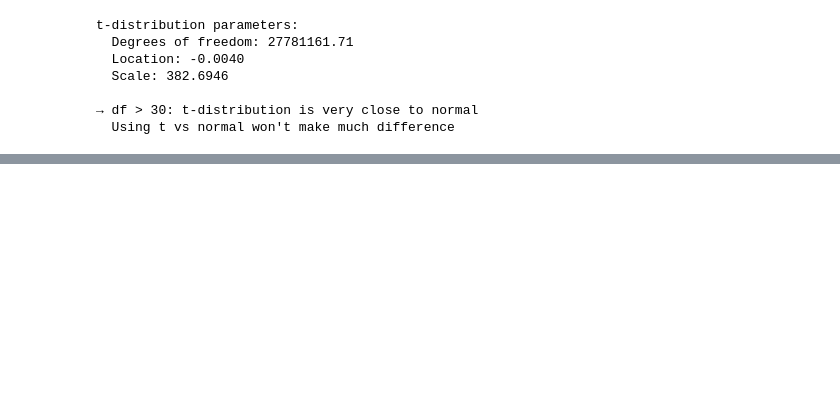
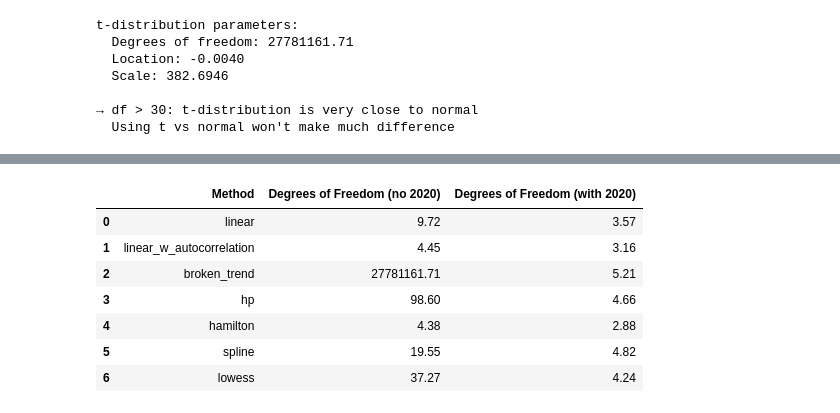
Before and after one commit to nezzag/peaking_test, a Jupyter notebook: notebooks/statistical_tests.ipynb, the cells around one changed output, grey strips where cells are left out. Cells and saved outputs as stored; diff of their text form; code cells hidden in the pictures; blank space fills up the shorter version.

```diff
--- a/notebooks/statistical_tests.ipynb
+++ b/notebooks/statistical_tests.ipynb
@@ -811,3 +815,19 @@ t-distribution parameters:
 
 → df > 30: t-distribution is very close to normal
   Using t vs normal won't make much difference
+# %%
+# With 2020 included
+# Fit t-distribution
+df, loc, scale = stats.t.fit(innovations_dict['broken_trend'])
+
+print(f"t-distribution parameters:")
+print(f"  Degrees of freedom: {df:.2f}")
+print(f"  Location: {loc:.4f}")
+print(f"  Scale: {scale:.4f}")
+
+if df > 30:
+    print("\n→ df > 30: t-distribution is very close to normal")
+    print("  Using t vs normal won't make much difference")
+else:
+    print(f"\n→ df = {df:.2f}: heavier tails than normal")
+    print("  t-distribution is more appropriate")
@@ -813,0 +842,22 @@ t-distribution parameters:
+# %%
+# Test across methods - excluding covid
+dof_results = pd.DataFrame()
+for method in methods:
+    df, loc, scale = stats.t.fit(innovations_dict2[method])
+    df2, loc2, scale2 = stats.t.fit(innovations_dict[method])
+    dof_results = pd.concat([dof_results, pd.DataFrame({
+        'Method': [method],
+        'Degrees of Freedom (no 2020)': [f"{df:.2f}"],
+        'Degrees of Freedom (with 2020)': [f"{df2:.2f}"]
+    })], ignore_index=True)
+
+dof_results
+# %% [output]
+|  | Method | Degrees of Freedom (no 2020) | Degrees of Freedom (with 2020) |
+| 0 | linear | 9.72 | 3.57 |
+| 1 | linear_w_autocorrelation | 4.45 | 3.16 |
+| 2 | broken_trend | 27781161.71 | 5.21 |
+| 3 | hp | 98.60 | 4.66 |
+| 4 | hamilton | 4.38 | 2.88 |
+| 5 | spline | 19.55 | 4.82 |
+| 6 | lowess | 37.27 | 4.24 |
```
Also changed, not shown: parts of 6 cells of this notebook.
